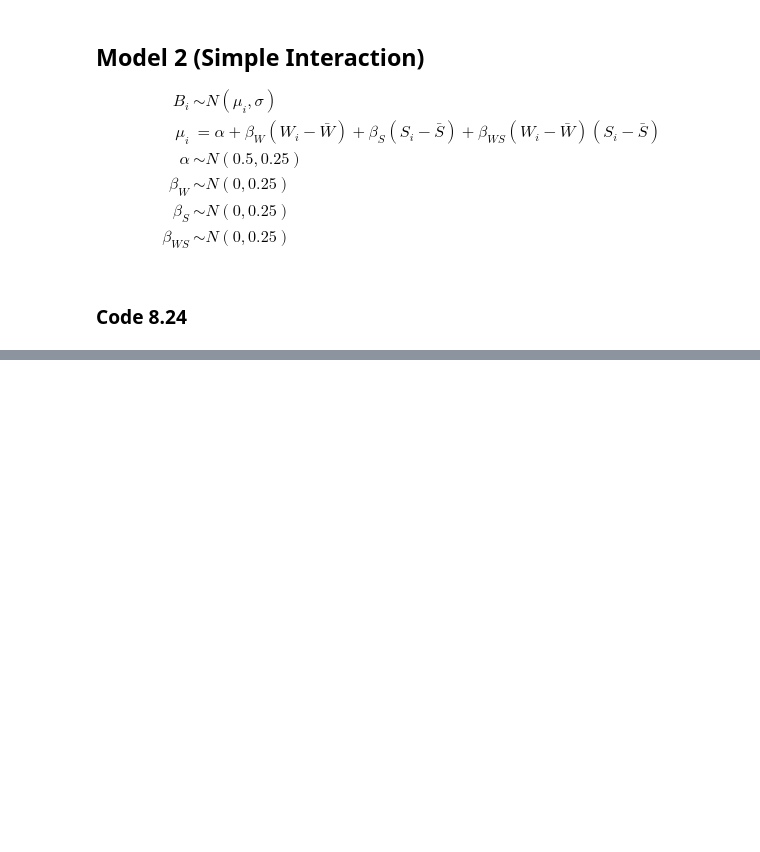
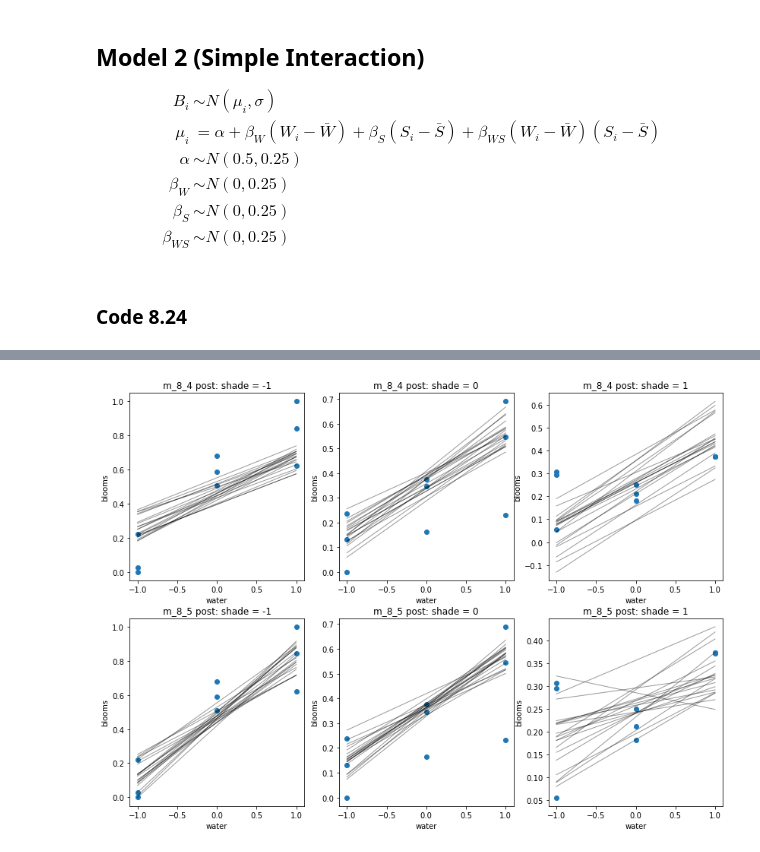
Before and after one commit to somnath1077/statistical_rethinking, a Jupyter notebook: code/ch08/nb02_continuous_interactions.ipynb, the cells around one changed output, grey strips where cells are left out. Saved outputs shown, nothing was run; the diff lists cells and outputs as text; code cells hidden in the pictures; blank space fills up the shorter version.

Commit message:
posterior plots

```diff
--- a/code/ch08/nb02_continuous_interactions.ipynb
+++ b/code/ch08/nb02_continuous_interactions.ipynb
@@ -132,0 +137,8 @@ az.summary(trace_8_5, var_names=['a', 'bw', 'bs', 'bws', 'sigma'], hdi_prob=0.89
+# %%
+N_SAMPLES = 20
+
+with m_8_4:
+    m_8_4_post = pm.sample_posterior_predictive(trace_8_4, samples=N_SAMPLES, var_names=['a','bw', 'bs'])
+
+with m_8_5:
+    m_8_5_post = pm.sample_posterior_predictive(trace_8_5, samples=N_SAMPLES, var_names=['a','bw', 'bs', 'bws'])
@@ -132,0 +148,39 @@ az.summary(trace_8_5, var_names=['a', 'bw', 'bs', 'bws', 'sigma'], hdi_prob=0.89
+# %%
+fig, axs = plt.subplots(2, 3, figsize=(14,10))
+
+pred_x = np.array([-1, 1])
+
+for col, shade in enumerate([-1, 0, 1]):
+    idx = (df['shade_cent'] == shade)
+
+    # First do the scatter plots and the plot titles
+    for row, ax in enumerate(axs[:, col]):
+        ax.scatter(df.loc[idx, 'water_cent'], df.loc[idx, 'blooms_std'])
+
+        ax.set_xlabel('water')
+        ax.set_ylabel('blooms')
+
+        model = 'm_8_4' if row == 0 else 'm_8_5'
+        title = f'{model} post: shade = {shade}'
+        ax.set_title(title)
+
+    # Plot model m_8_4
+    ax = axs[0, col]
+    pred_y = (
+        m_8_4_post["a"]
+        + m_8_4_post["bw"] * pred_x.reshape(-1, 1)
+        + m_8_4_post["bs"]  * shade
+    )
+    ax.plot(pred_x, pred_y, lw=1, color=(0, 0, 0, 0.4))
+
+    # Plot model 8_5
+    ax = axs[1, col]
+    pred_y = (
+        m_8_5_post["a"]
+        + m_8_5_post["bw"] * pred_x.reshape(-1, 1)
+        + m_8_5_post["bs"] * shade
+        + m_8_5_post["bws"] * pred_x.reshape(-1, 1) * shade
+    )
+    ax.plot(pred_x, pred_y, lw=1, color=(0, 0, 0, 0.4))
+# %% [output]
+[figure, added]
```
Also changed, not shown: parts of 6 cells of this notebook.
